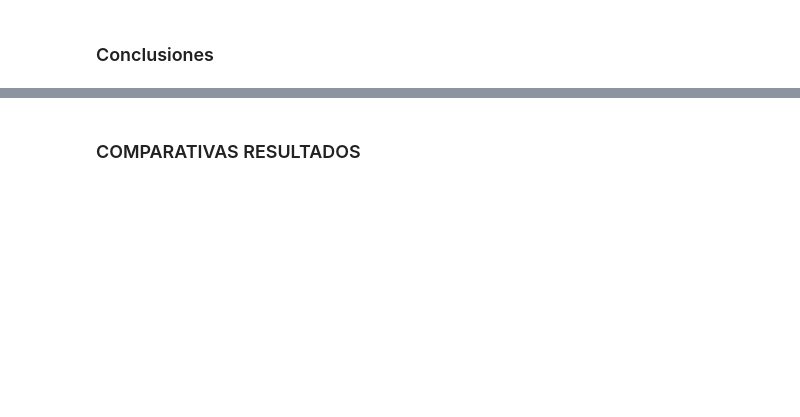
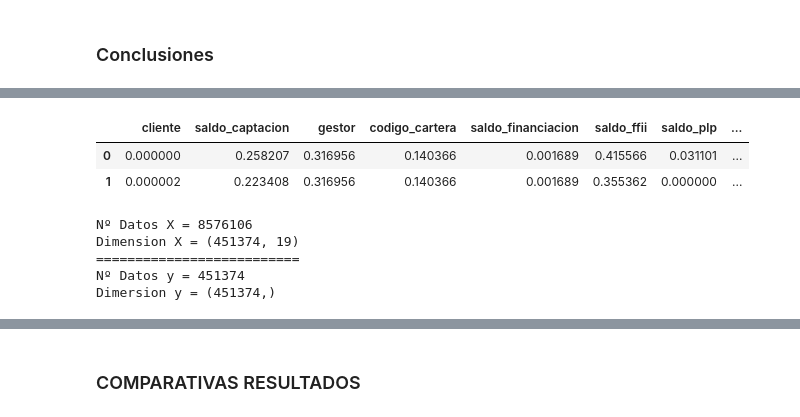
Before and after one commit to romayana/Financial-Product-Sales-Forecast-Model, a Jupyter notebook: Python Codes/Estado del Arte.ipynb, the cells around one changed output, grey strips where cells are left out. Drawn from its saved outputs; the diff is of its cells as text; code cells hidden in the pictures; blank space fills up the shorter version.

```diff
--- a/Python Codes/Estado del Arte.ipynb
+++ b/Python Codes/Estado del Arte.ipynb
@@ -277,0 +242,4 @@ modelo1 = LogisticRegression(solver='newton-cg', class_weight='balanced')
+# %%
+df_datos_numericos = data = df.select_dtypes('number')
+# %%
+columnas_datos_numericos = df_datos_numericos.columns
@@ -277,0 +250,20 @@ modelo1 = LogisticRegression(solver='newton-cg', class_weight='balanced')
+# %%
+df_normalizado.head(2)
+# %% [output]
+|  | cliente | saldo_captacion | gestor | codigo_cartera | saldo_financiacion | saldo_ffii | saldo_plp | ... |
+| 0 | 0.000000 | 0.258207 | 0.316956 | 0.140366 | 0.001689 | 0.415566 | 0.031101 | ... |
+| 1 | 0.000002 | 0.223408 | 0.316956 | 0.140366 | 0.001689 | 0.355362 | 0.000000 | ... |
+# %%
+X = df_normalizado.drop(['lp_seg_hogar'], axis = 1)
+y = df_normalizado['lp_seg_hogar']
+print('Nº Datos X =', X.size)
+print('Dimension X =', X.shape)
+print('='*26)
+print('Nº Datos y =', y.size)
+print('Dimersion y =', y.shape)
+# %% [output]
+Nº Datos X = 8576106
+Dimension X = (451374, 19)
+==========================
+Nº Datos y = 451374
+Dimersion y = (451374,)
```
Also changed, not shown: parts of 36 cells of this notebook, 2 other files.
